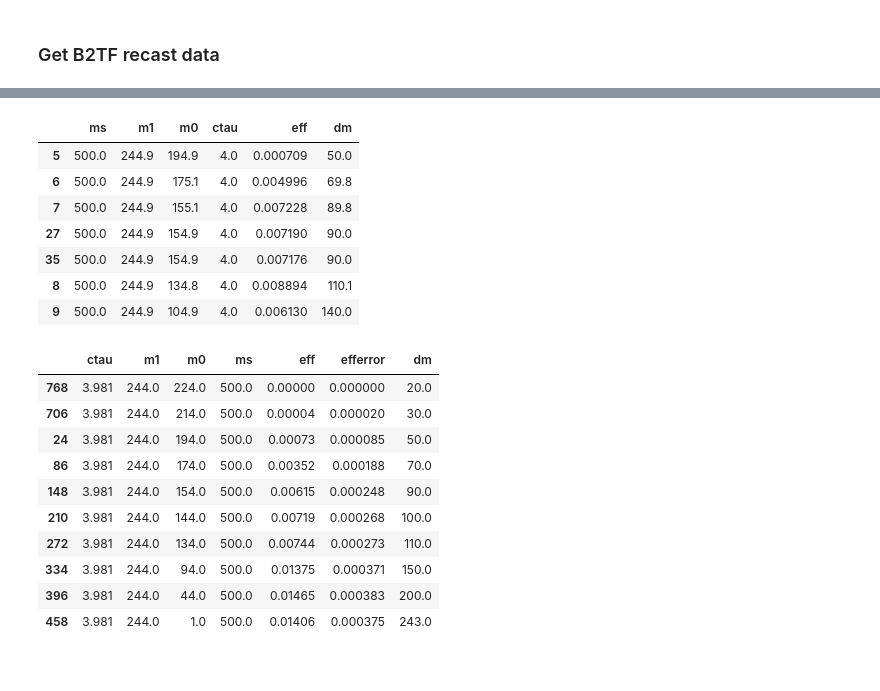
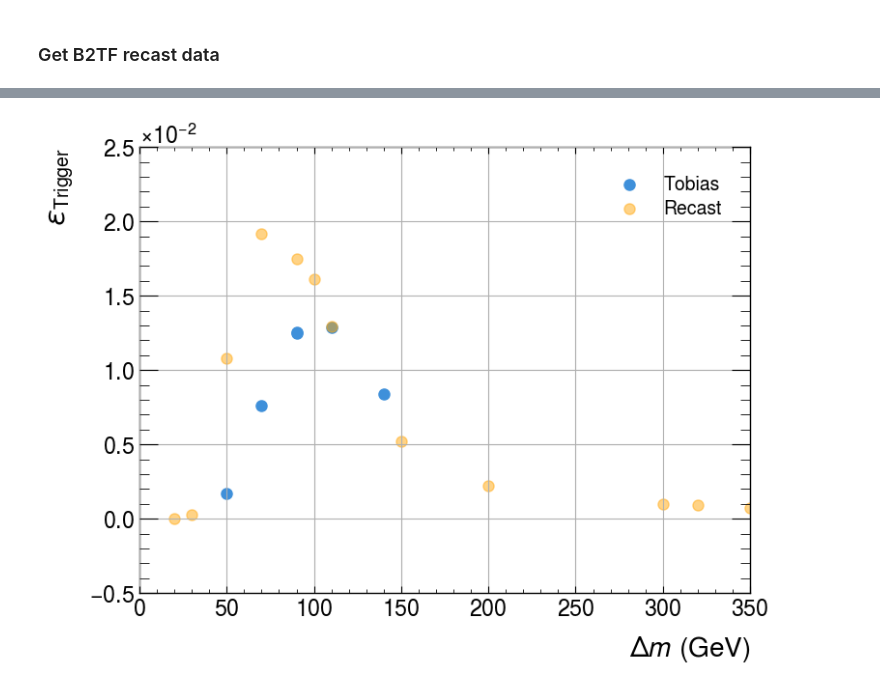
Before and after one commit to andlessa/back2futureTrigger, a Jupyter notebook: B2TF-Trigger/plotEffs.ipynb, the cells around one changed output, grey strips where cells are left out. Saved outputs shown, nothing was run; the diff lists cells and outputs as text; code cells hidden in the pictures.

```diff
--- a/B2TF-Trigger/plotEffs.ipynb
+++ b/B2TF-Trigger/plotEffs.ipynb
@@ -58,25 +58,33 @@ plt.show()
-# %%
-b2tf_data_df_filter
-# %% [output]
-|  | ms | m1 | m0 | ctau | eff | dm |
-| 5 | 500.0 | 244.9 | 194.9 | 4.0 | 0.000709 | 50.0 |
-| 6 | 500.0 | 244.9 | 175.1 | 4.0 | 0.004996 | 69.8 |
-| 7 | 500.0 | 244.9 | 155.1 | 4.0 | 0.007228 | 89.8 |
-| 27 | 500.0 | 244.9 | 154.9 | 4.0 | 0.007190 | 90.0 |
-| 35 | 500.0 | 244.9 | 154.9 | 4.0 | 0.007176 | 90.0 |
-| 8 | 500.0 | 244.9 | 134.8 | 4.0 | 0.008894 | 110.1 |
-| 9 | 500.0 | 244.9 | 104.9 | 4.0 | 0.006130 | 140.0 |
-# %%
-b2tf_data_df_filter_R
-# %% [output]
-|  | ctau | m1 | m0 | ms | eff | efferror | dm |
-| 768 | 3.981 | 244.0 | 224.0 | 500.0 | 0.00000 | 0.000000 | 20.0 |
-| 706 | 3.981 | 244.0 | 214.0 | 500.0 | 0.00004 | 0.000020 | 30.0 |
-| 24 | 3.981 | 244.0 | 194.0 | 500.0 | 0.00073 | 0.000085 | 50.0 |
-| 86 | 3.981 | 244.0 | 174.0 | 500.0 | 0.00352 | 0.000188 | 70.0 |
-| 148 | 3.981 | 244.0 | 154.0 | 500.0 | 0.00615 | 0.000248 | 90.0 |
-| 210 | 3.981 | 244.0 | 144.0 | 500.0 | 0.00719 | 0.000268 | 100.0 |
-| 272 | 3.981 | 244.0 | 134.0 | 500.0 | 0.00744 | 0.000273 | 110.0 |
-| 334 | 3.981 | 244.0 | 94.0 | 500.0 | 0.01375 | 0.000371 | 150.0 |
-| 396 | 3.981 | 244.0 | 44.0 | 500.0 | 0.01465 | 0.000383 | 200.0 |
-| 458 | 3.981 | 244.0 | 1.0 | 500.0 | 0.01406 | 0.000375 | 243.0 |
+# %%
+# plt.errorbar(data_recast['ctaum'],data_recast['effTrigger'],yerr=data_recast['effErr'],
+#               fmt="o", color='black', ecolor = "black",linewidth=2,markersize=3)
+
+
+ms = 2000.0
+ctau = 4.0
+# Filter data
+b2tf_data_df_filter = b2tf_data_df[(b2tf_data_df['ms'] == ms) & (np.abs(b2tf_data_df['ctau']-ctau) < 0.1)]
+b2tf_data_df_filter = b2tf_data_df_filter.sort_values('dm')
+
+b2tf_data_df_filter_R = b2tf_data_df_R[(b2tf_data_df_R['ms'] == ms) & (np.abs(b2tf_data_df_R['ctau']-ctau) < 0.1)]
+b2tf_data_df_filter_R = b2tf_data_df_filter_R.sort_values('dm')
+
+
+# plt.errorbar(b2tf_data_df_filter['dm'],b2tf_data_df_filter['eff'],
+#          yerr=b2tf_data_df_filter['triggererr'],
+          #     fmt="o", color='black', ecolor = "black",linewidth=2,markersize=3)
+plt.scatter(b2tf_data_df_filter['dm'],b2tf_data_df_filter['eff'],label='Tobias')
+plt.scatter(b2tf_data_df_filter_R['dm'],b2tf_data_df_filter_R['eff'],label='Recast',alpha=0.5)
+plt.xlabel(r'$\Delta m$ (GeV)')
+plt.ylabel(r'$\epsilon_{\rm Trigger}$')
+plt.xlim(0,350.)
+# plt.ylim(0.,25e-3)
+# plt.yticks(np.arange(0.,25e-3,2e-3))
+# plt.xticks(np.arange(0.,20.,2.))
+plt.grid()
+# plt.title(r'$m_S$ = %1.0f GeV, $m_1 = $ %1.2f GeV, $m_0 = $ %1.2f GeV, $\Delta m_{10} = $ %1.1f, $\beta^* = $ %1.1f' %(mS,m1,m0,dm,beta),
+          # fontsize=10)
+plt.legend()
+plt.show()
+# %% [output]
+[figure, added]
```
Also changed, not shown: parts of 2 cells of this notebook, 3 other files.
